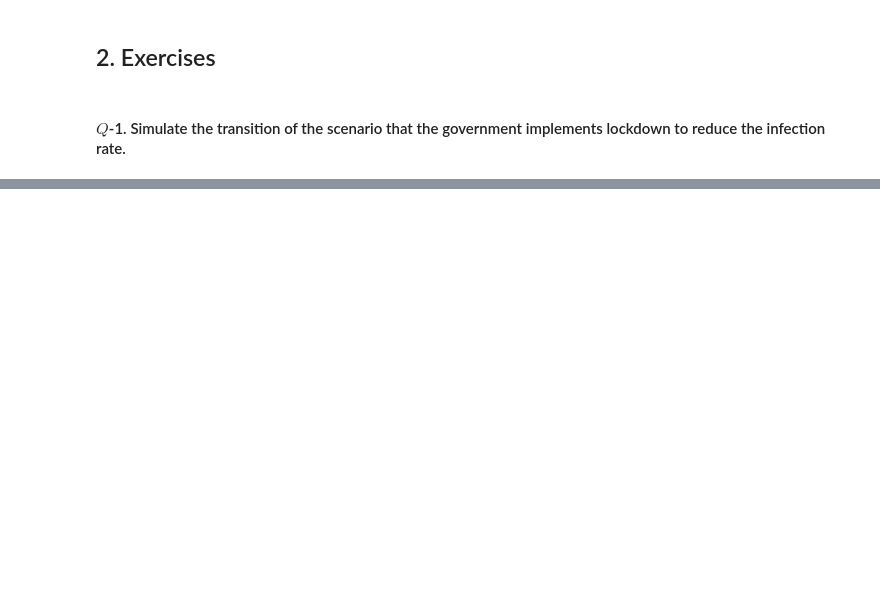
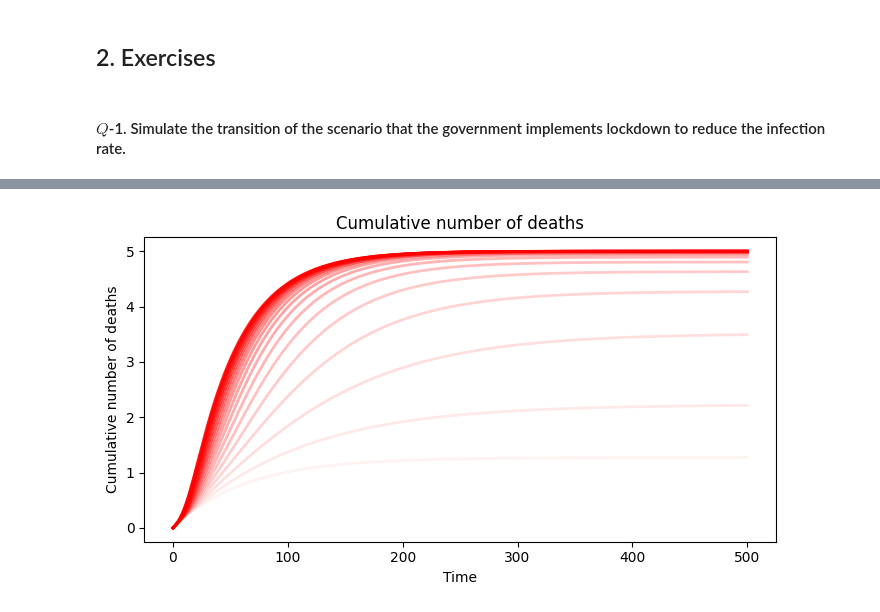
Before and after one commit to Naoki-Tani/Practical_Data_Science_for_Public_Policy_Making, a Jupyter notebook: tutorial/5. tutorial_3_epidemiology_model_blank.ipynb, the cells around one changed output, grey strips where cells are left out. Saved outputs shown, nothing was run; the diff lists cells and outputs as text; code cells hidden in the pictures; blank space fills up the shorter version.

```diff
--- a/tutorial/5. tutorial_3_epidemiology_model_blank.ipynb
+++ b/tutorial/5. tutorial_3_epidemiology_model_blank.ipynb
@@ -93,0 +132,11 @@ plt.show()
+# %%
+plt.figure(figsize=(7, 4))
+for i in range(len(β_range)):
+    plt.plot(np.arange(p.T+1), simulation[:,i], color='red', alpha=np.linspace(0.05, 0.8, 20)[i], linewidth=2)
+plt.xlabel("Time")
+plt.ylabel("Cumulative number of deaths")
+plt.title("Cumulative number of deaths")
+plt.tight_layout()
+plt.show()
+# %% [output]
+[figure, added]
```
Also changed, not shown: parts of 14 cells of this notebook.
